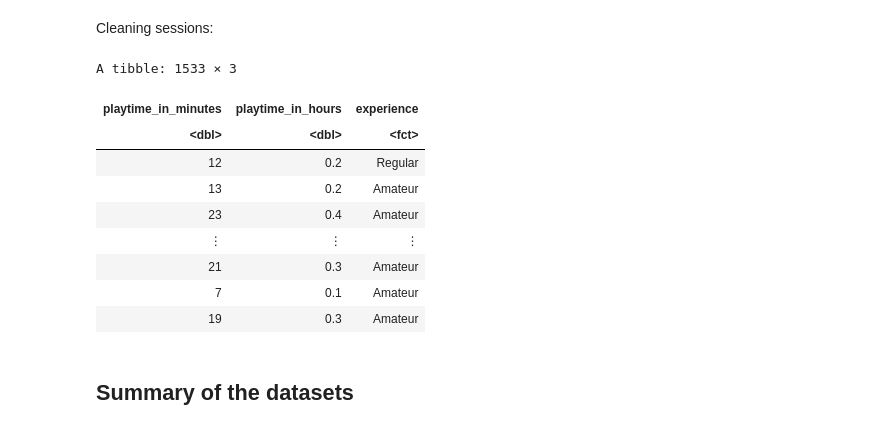
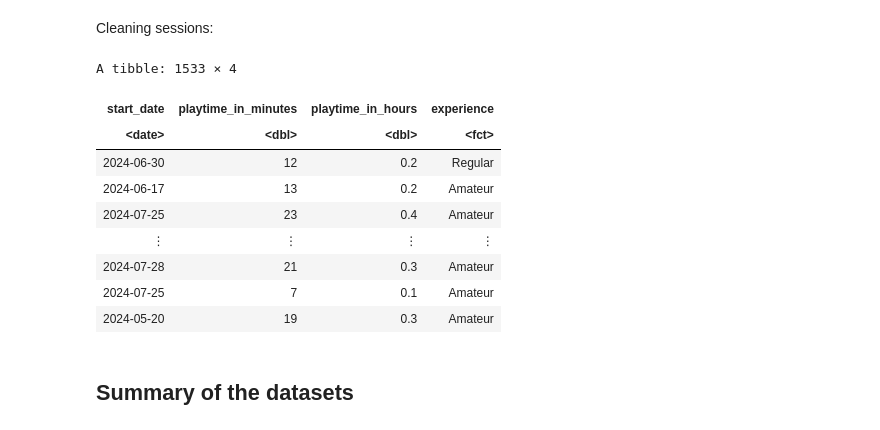
Before and after one commit to ALagodzinska/Group26-FinalReport, a Jupyter notebook: Report.ipynb, the cells around one changed output. Saved outputs shown, nothing was run; the diff lists cells and outputs as text; code cells hidden in the pictures.

```diff
--- a/Report.ipynb
+++ b/Report.ipynb
@@ -152,39 +162,40 @@ Cleaning sessions:
 # %%
 # Convert start time and end time into a datetime format using lubridate.
 sessions_clean <- sessions |>
     mutate(start_time = dmy_hm(start_time),
            end_time = dmy_hm(end_time))
 
-# Calculate played minutes and played_hours for each session.
+# Calculate played minutes and played_hours for each session; extract start date from the date and time column.
 sessions_clean <- sessions_clean |>
     mutate(playtime_in_minutes = as.numeric(end_time - start_time)) |>
-    mutate(playtime_in_hours = round(playtime_in_minutes/60, 1))
+    mutate(playtime_in_hours = round(playtime_in_minutes/60, 1)) |>
+    mutate(start_date = as_date(start_time))
 
 # Create consistent column names and select only columns that contain user email and minutes
 sessions_clean <- sessions_clean |> rename(hashed_email = hashedEmail) |>
-    select(hashed_email, playtime_in_minutes, playtime_in_hours)
+    select(hashed_email, playtime_in_minutes, playtime_in_hours, start_date)
 
 # Join sessions with players dataset by hashed_email, remove na rows.
 sessions_joined <- inner_join(sessions_clean, players_clean, by = "hashed_email") |>
-    select(playtime_in_minutes, playtime_in_hours, experience) |>
+    select(start_date, playtime_in_minutes, playtime_in_hours, experience) |>
     filter(!is.na(playtime_in_minutes))
 
-# Remove hashed email from players table as it is no longer needed.
+# Remove hashed email from players table as it is no longer needed
 players_clean <- players_clean |> select(-hashed_email)
 
-# Contains each session data that includes time played and player's experience level.
+# Contains each session data that includes time played and player's experience level
 sessions_joined
 # %% [output]
-A tibble: 1533 × 3
+A tibble: 1533 × 4
-| playtime_in_minutes | playtime_in_hours | experience |
-| <dbl> | <dbl> | <fct> |
-| 12 | 0.2 | Regular |
-| 13 | 0.2 | Amateur |
-| 23 | 0.4 | Amateur |
-| ⋮ | ⋮ | ⋮ |
-| 21 | 0.3 | Amateur |
-| 7 | 0.1 | Amateur |
-| 19 | 0.3 | Amateur |
+| start_date | playtime_in_minutes | playtime_in_hours | experience |
+| <date> | <dbl> | <dbl> | <fct> |
+| 2024-06-30 | 12 | 0.2 | Regular |
+| 2024-06-17 | 13 | 0.2 | Amateur |
+| 2024-07-25 | 23 | 0.4 | Amateur |
+| ⋮ | ⋮ | ⋮ | ⋮ |
+| 2024-07-28 | 21 | 0.3 | Amateur |
+| 2024-07-25 | 7 | 0.1 | Amateur |
+| 2024-05-20 | 19 | 0.3 | Amateur |
 # %% [markdown]
 ## Summary of the datasets
 # %% [markdown]
```
Also changed, not shown: parts of 25 cells of this notebook.
